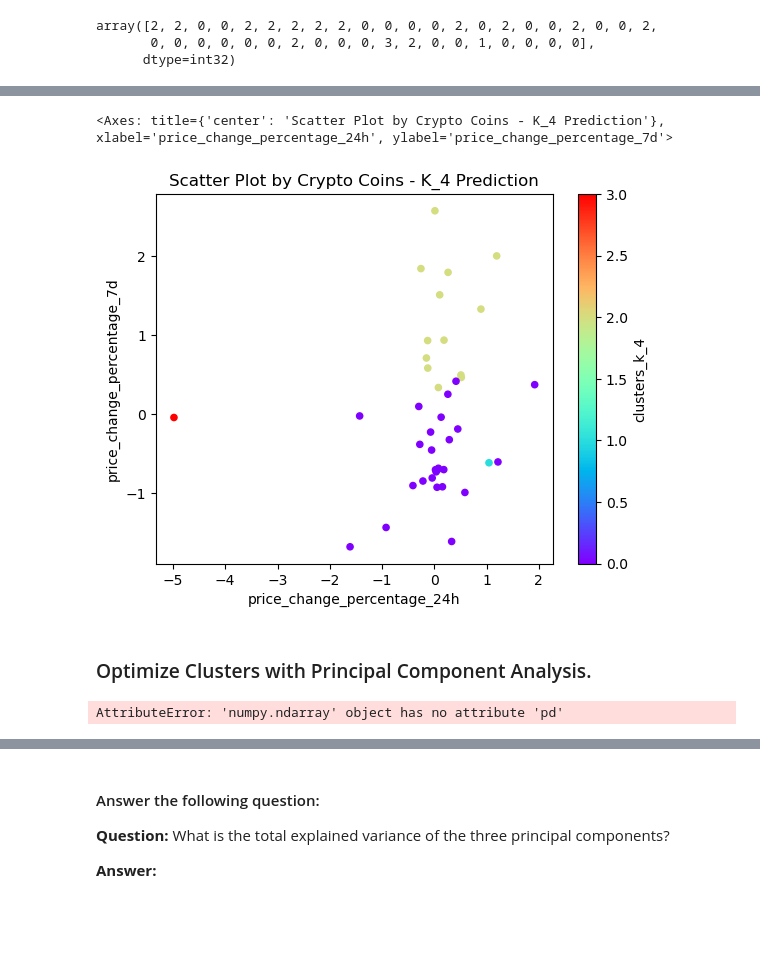
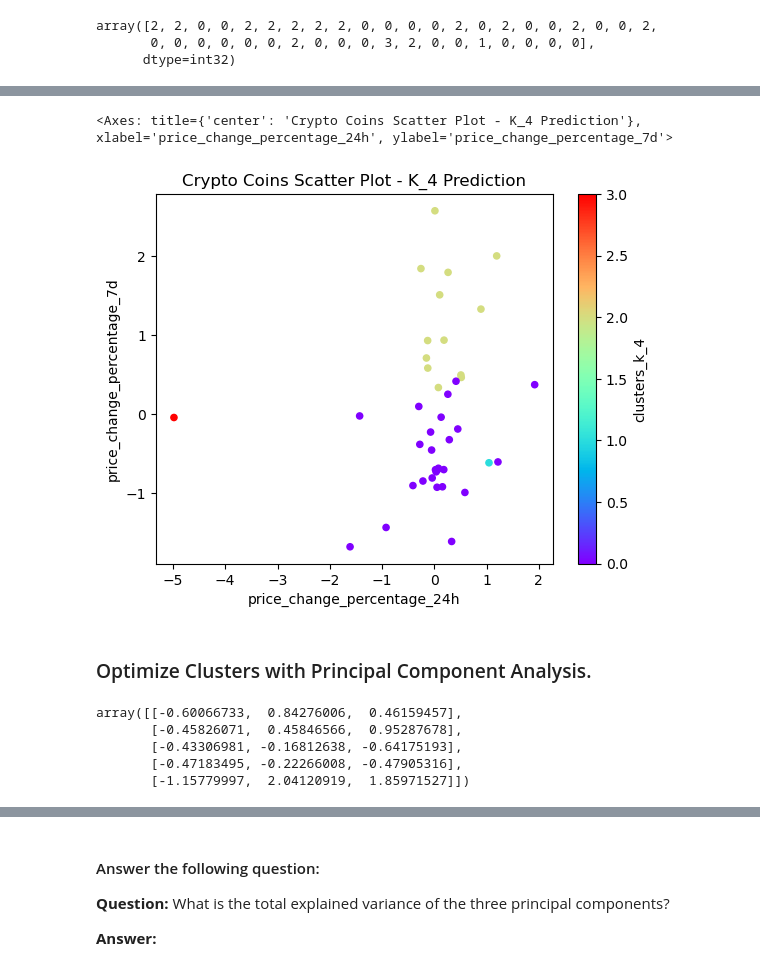
Before and after one commit to DassV24/CryptoClustering, a Jupyter notebook: Crypto_Clustering.ipynb, the cells around one changed output, grey strips where cells are left out. Drawn from its saved outputs; the diff is of its cells as text; code cells hidden in the pictures; blank space fills up the shorter version.

```diff
--- a/Crypto_Clustering.ipynb
+++ b/Crypto_Clustering.ipynb
@@ -171,17 +163,17 @@ df_scaled_predictions.head()
 # %%
 # Create a scatter plot using Pandas plot by setting
 # `x="price_change_percentage_24h"` and `y="price_change_percentage_7d"`.
 # Use "rainbow" for the color to better visualize the data.
 df_scaled_predictions.plot.scatter(
     x="price_change_percentage_24h",
     y="price_change_percentage_7d",
     c="clusters_k_4",
-    title = "Scatter Plot by Crypto Coins - K_4 Prediction",
+    title = "Crypto Coins Scatter Plot - K_4 Prediction",
     colormap='rainbow'
 )
 # %% [output]
-<Axes: title={'center': 'Scatter Plot by Crypto Coins - K_4 Prediction'}, xlabel='price_change_percentage_24h', ylabel='price_change_percentage_7d'>
+<Axes: title={'center': 'Crypto Coins Scatter Plot - K_4 Prediction'}, xlabel='price_change_percentage_24h', ylabel='price_change_percentage_7d'>
-[figure, old version]
+[figure, new version]
 # %% [markdown]
 ### Optimize Clusters with Principal Component Analysis.
 # %%
@@ -193,6 +185,10 @@ pca = PCA(n_components=3)
 principalComponents = pca.fit_transform(df_scaled)
 
 # View the first five rows of the DataFrame.
-pca_df = principalComponents.pd.DataFrame(principalComponents, columns=principalComponents.columns())
+principalComponents[:5]
 # %% [output]
-AttributeError: 'numpy.ndarray' object has no attribute 'pd'
+array([[-0.60066733,  0.84276006,  0.46159457],
+       [-0.45826071,  0.45846566,  0.95287678],
+       [-0.43306981, -0.16812638, -0.64175193],
+       [-0.47183495, -0.22266008, -0.47905316],
+       [-1.15779997,  2.04120919,  1.85971527]])
```
Also changed, not shown: parts of 17 cells of this notebook, 1 other file.
